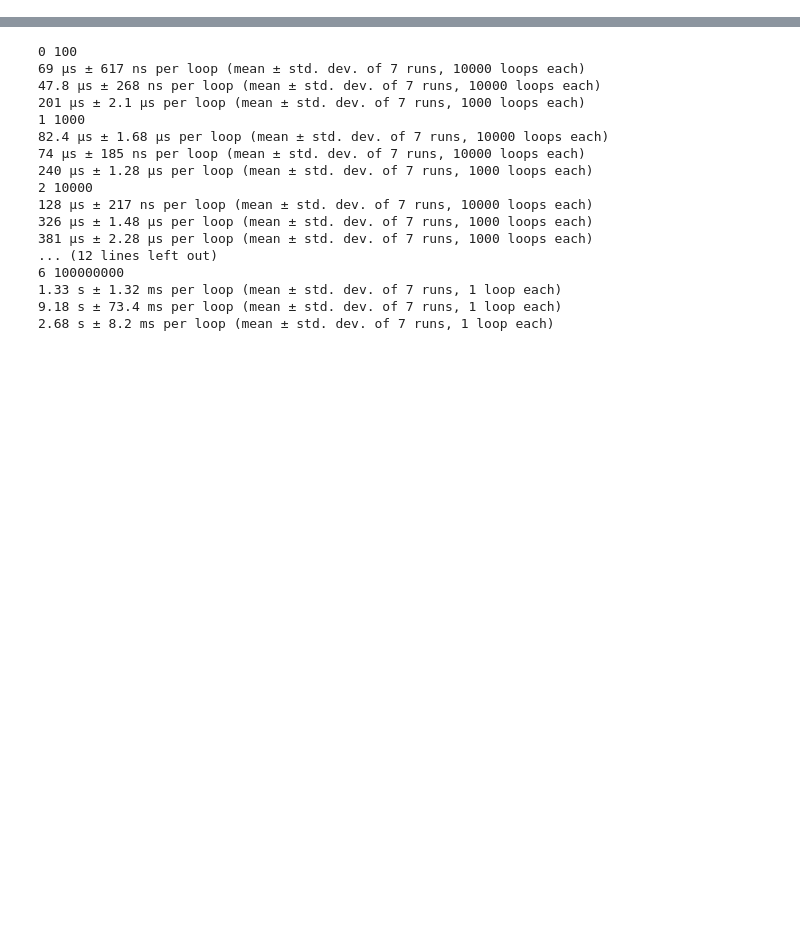
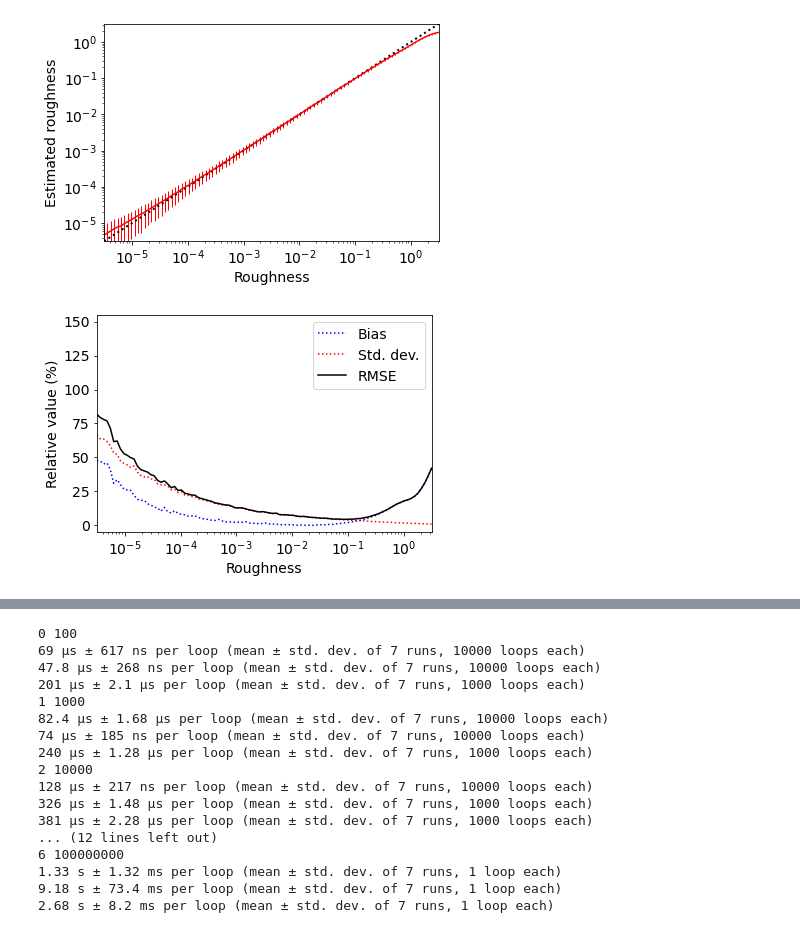
Before and after one commit to johmedr/corrts, a Jupyter notebook: examples/Simulations 2.ipynb, the cells around one changed output, grey strips where cells are left out. Saved outputs shown, nothing was run; the diff lists cells and outputs as text; code cells hidden in the pictures; blank space fills up the shorter version.

```diff
--- a/examples/Simulations 2.ipynb
+++ b/examples/Simulations 2.ipynb
@@ -29,5 +30,39 @@ for i in range(N):
     xs.append(np.stack(xsi, 0))
 xs = np.stack(xs, 0)
+# %%
+rgs_rft = estimate_roughness(xs)
+# %%
+plt.errorbar(x=rgs, y=rgs_rft.mean(0), yerr=1.96*rgs_rft.std(0), fmt='r', ms=2, elinewidth=1, ecolor='r')
+plt.plot(rgs, rgs, 'k:', linewidth=2)
+# plt.scatter(x=rgs, y=rgs_rft.mean(0), c='k', s=10)
+plt.xlim([rgs[0], rgs[-1]])
+plt.ylim([rgs[0], rgs[-1]])
+
+
+plt.xscale('log')
+plt.yscale('log')
+plt.xlabel('Roughness')
+plt.ylabel('Estimated roughness')
+plt.savefig(f'estimated_rg_n{n:d}_N{N:d}.pdf')
+plt.show()
+
+
+plt.plot(rgs, 100*np.sqrt(((rgs-rgs_rft.mean(0))**2))/rgs, 'b:')
+plt.plot(rgs, 100*np.sqrt(((rgs_rft.mean(0)-rgs_rft)**2).mean(0))/rgs, 'r:')
+plt.plot(rgs, 100*np.sqrt(((rgs-rgs_rft)**2).mean(0))/rgs, 'k')
+plt.xlim([rgs[0], rgs[-1]])
+plt.ylim([-5, 155])
+plt.xscale('log')
+
+plt.xlabel('Roughness')
+plt.ylabel('Relative value (%)')
+plt.legend(['Bias','Std. dev.','RMSE', ])
+plt.savefig(f'estimated_rg_rmse_n{n:d}_N{N:d}.pdf')
+plt.show()
+# plt.yscale('log')
+# %% [output]
+[figure, added]
+[figure, added]
 # %%
 rs    = pearson_r(xs[:N // 2], xs[N // 2:])
 edfs  = edfs_factor_rft(xs[:N // 2], xs[N // 2:])
```
Also changed, not shown: parts of 4 cells of this notebook, 3 other files.
